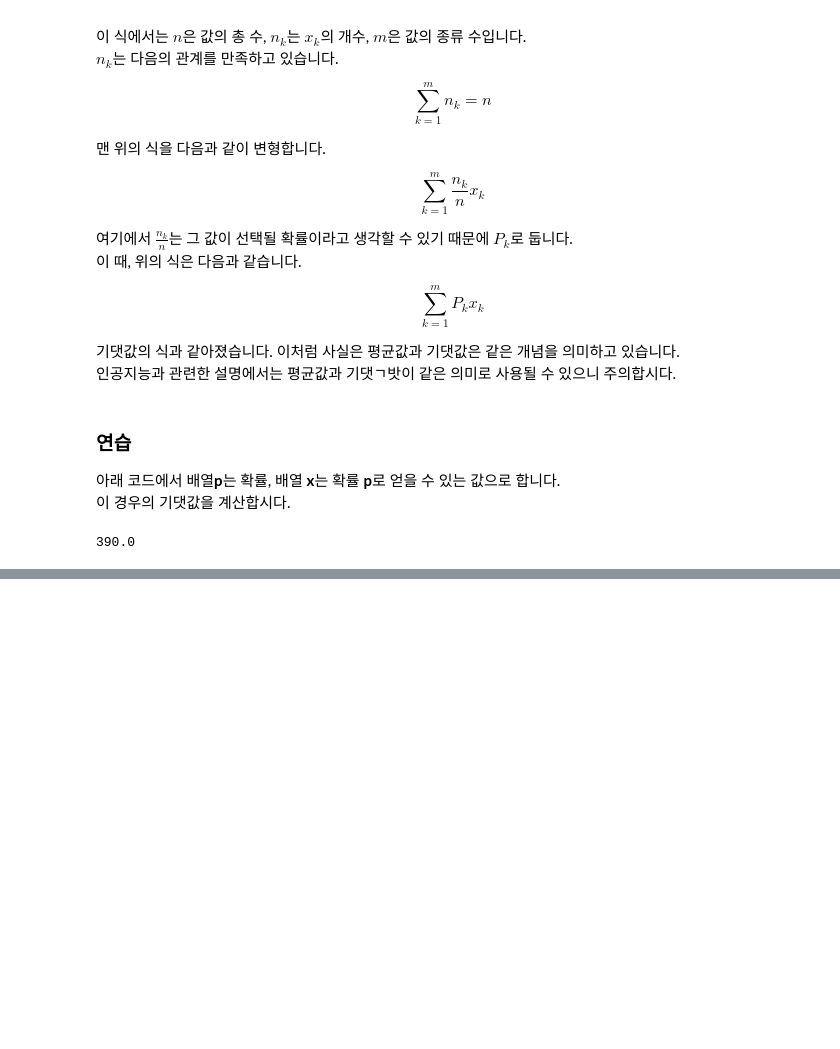
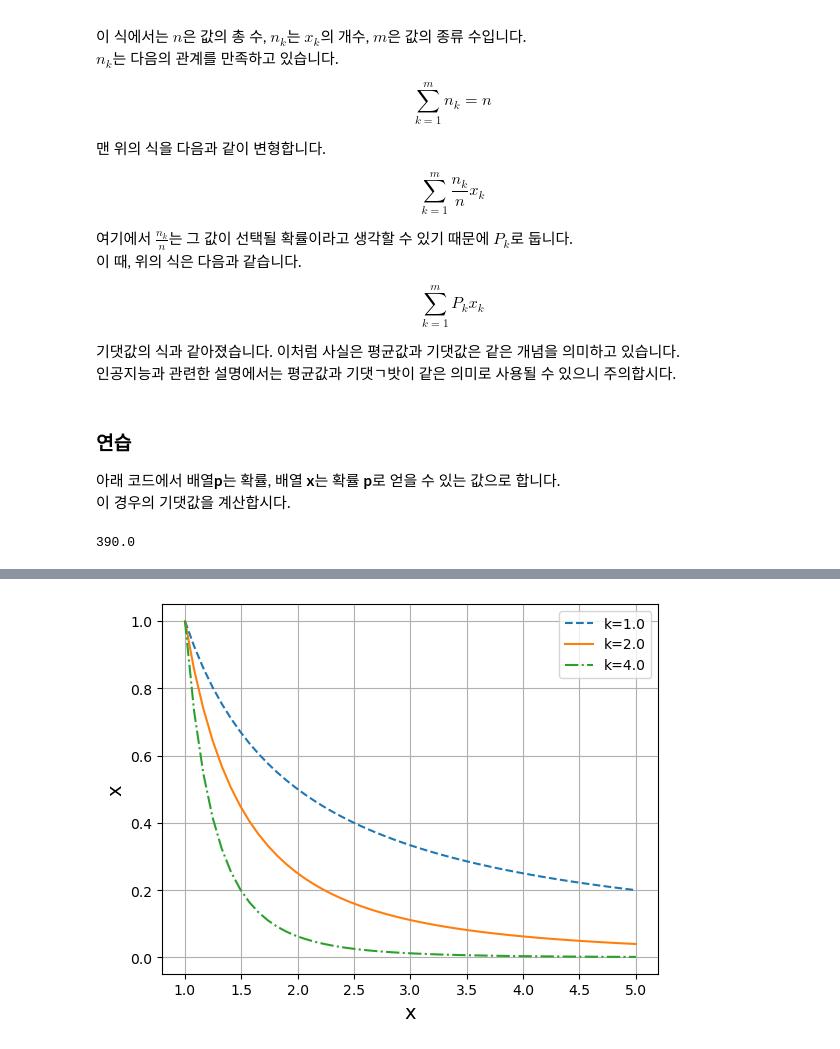
Before and after one commit to gsmin02/AI-Python-STUDY, a Jupyter notebook: Chapter/Chapter 6.ipynb, the cells around one changed output, grey strips where cells are left out. Cells and saved outputs as stored; diff of their text form; code cells hidden in the pictures; blank space fills up the shorter version.

```diff
--- a/Chapter/Chapter 6.ipynb
+++ b/Chapter/Chapter 6.ipynb
@@ -261,0 +437,26 @@ $$ V = \frac{(55 － 50)^2 ＋ (45 － 50)^2 ＋ (60 － 50)^2 ＋ (40 － 50)^2
+# %%
+#리스트6.14
+
+import numpy as np
+import matplotlib.pyplot as plt
+
+def power_func(x, c, k):
+    return c*x**(-k)
+
+x = np.linspace(1, 5)
+y_1 = power_func(x, 1.0, 1.0) # c:1.0 k:1.0
+y_2 = power_func(x, 1.0, 2.0) # c:1.0 k:2.0
+y_3 = power_func(x, 1.0, 4.0) # c:1.0 k:4.0
+
+plt.plot(x, y_1, label="k=1.0", linestyle="dashed")
+plt.plot(x, y_2, label="k=2.0", linestyle="solid")
+plt.plot(x, y_3, label="k=4.0", linestyle="dashdot")
+plt.legend()
+
+plt.xlabel("x", size=14)
+plt.ylabel("x", size=14)
+plt.grid()
+
+plt.show()
+# %% [output]
+[figure, added]
```
Also changed, not shown: parts of 40 cells of this notebook.
